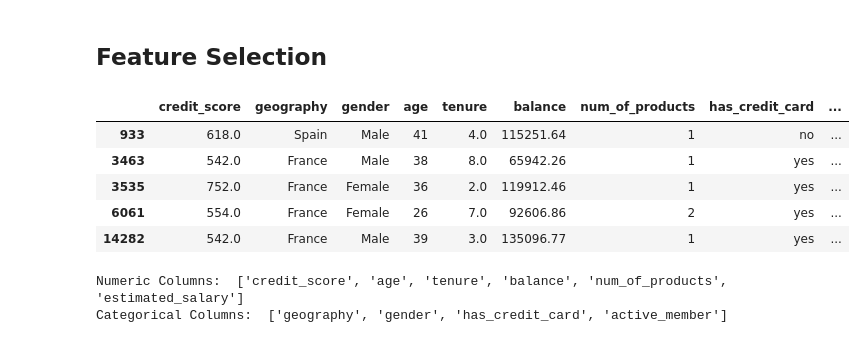
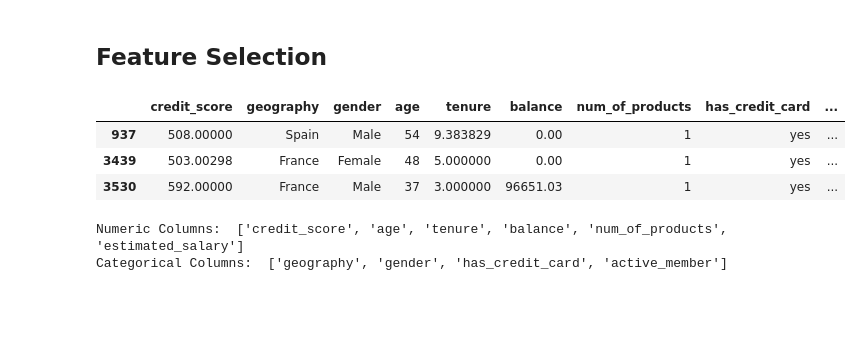
Before and after one commit to FTDS-assignment-bay/p2-final-project-ftds-026-rmt-group-002, a Jupyter notebook: Modelling/data_modelling.ipynb, the cells around one changed output. Cells and saved outputs as stored; diff of their text form; code cells hidden in the pictures; blank space fills up the shorter version.

```diff
--- a/Modelling/data_modelling.ipynb
+++ b/Modelling/data_modelling.ipynb
@@ -100,0 +120,3 @@ df.head()
+# %%
+df = pd.read_csv('Oversampled_data')
+df.head(3)
@@ -303,14 +317,12 @@ y_test.isnull().sum()
 # %% [markdown]
 ## Feature Selection
 # %%
-X_train.head()
+X_train.head(3)
 # %% [output]
 |  | credit_score | geography | gender | age | tenure | balance | num_of_products | has_credit_card | ... |
-| 933 | 618.0 | Spain | Male | 41 | 4.0 | 115251.64 | 1 | no | ... |
-| 3463 | 542.0 | France | Male | 38 | 8.0 | 65942.26 | 1 | yes | ... |
-| 3535 | 752.0 | France | Female | 36 | 2.0 | 119912.46 | 1 | yes | ... |
-| 6061 | 554.0 | France | Female | 26 | 7.0 | 92606.86 | 2 | yes | ... |
-| 14282 | 542.0 | France | Male | 39 | 3.0 | 135096.77 | 1 | yes | ... |
+| 937 | 508.00000 | Spain | Male | 54 | 9.383829 | 0.00 | 1 | yes | ... |
+| 3439 | 503.00298 | France | Female | 48 | 5.000000 | 0.00 | 1 | yes | ... |
+| 3530 | 592.00000 | France | Male | 37 | 3.000000 | 96651.03 | 1 | yes | ... |
 # %%
 # menampilkan list kolom numerik dan kolom kategorik
 print('Numeric Columns: ', num_columns)
```
Also changed, not shown: parts of 85 cells of this notebook, 1 other file.
